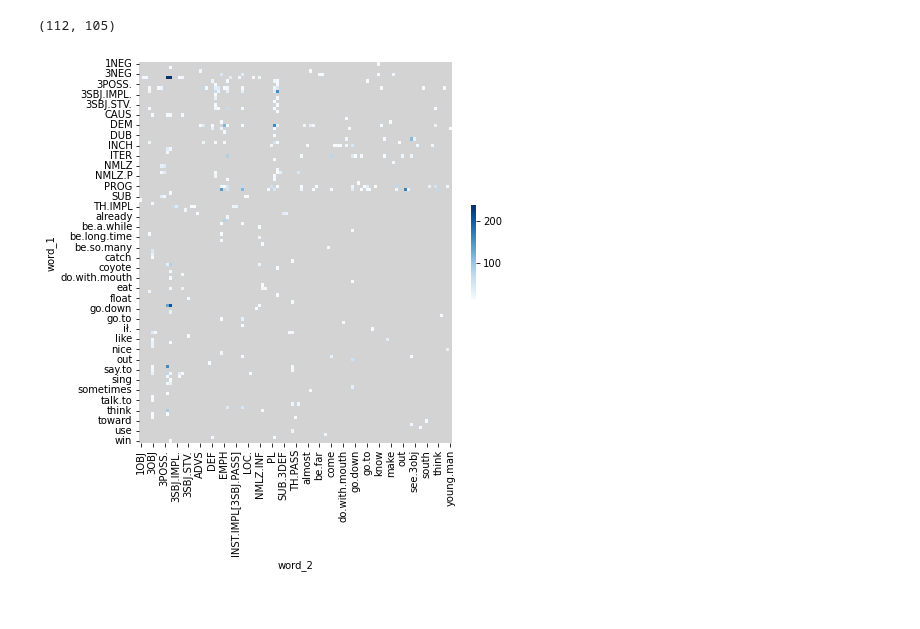
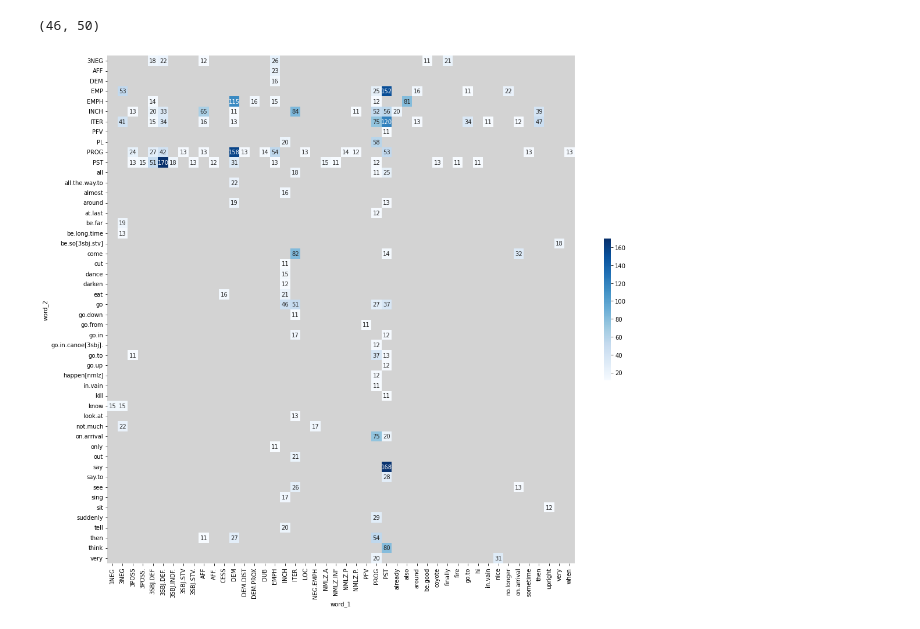
Before and after one commit to rodriguezmDNA/wiyot, a Jupyter notebook: notebooks/WordPairs_Viz.ipynb, the cells around one changed output. Cells and saved outputs as stored; diff of their text form; code cells hidden in the pictures.

Commit message:
Add wiyot word pair frequency network for preverbs

```diff
--- a/notebooks/WordPairs_Viz.ipynb
+++ b/notebooks/WordPairs_Viz.ipynb
@@ -2,0 +5,3 @@ import pandas as pd
+# %%
+preverbsDF = pd.read_csv('../data/WiyotPreversText.tsv',sep='\t')
+preverbsDF.head()
@@ -2,0 +15,3 @@ import pandas as pd
+# %%
+preverbs = list(set(preverbsDF.English))
+len(preverbs)
@@ -36,0 +72,2 @@ word_pair_frequency_filtered.shape
+# %%
+preverbs_pair_frequency = word_pair_frequency[(word_pair_frequency.word_1.isin(preverbs)) | (word_pair_frequency.word_2.isin(preverbs))]
@@ -37,6 +76,7 @@ word_pair_frequency_filtered.shape
 # %%
-freq_matrix = word_pair_frequency_filtered.pivot(index='word_1',columns='word_2',values='frequency')
-print(freq_matrix.shape)
+preverb_pair_frequency_filtered = preverbs_pair_frequency[preverbs_pair_frequency.frequency > 10]
+freq_preverb_matrix = preverb_pair_frequency_filtered.pivot(index='word_1',columns='word_2',values='frequency')
+print(freq_preverb_matrix.shape)
 #freq_matrix = freq_matrix.fillna(0)
 # %% [output]
-(112, 105)
+(46, 50)
@@ -46,7 +83,10 @@ import seaborn as sns
 # %%
-plt.figure(figsize=(7,7))
-g = sns.heatmap(freq_matrix,cmap="Blues",cbar_kws={"shrink": .25})
+wh = 18
+plt.figure(figsize=(wh,wh))
+g = sns.heatmap(freq_preverb_matrix.T,cmap="Blues",annot=True,fmt='g',
+                cbar_kws={"shrink": .25},square=True)
 g.set_facecolor('lightgray')
+#g.set_facecolor('whitesmoke')
 plt.show()
 # %% [output]
-[figure, old version]
+[figure, new version]
```
Also changed, not shown: parts of 20 cells of this notebook, 14 other files.
